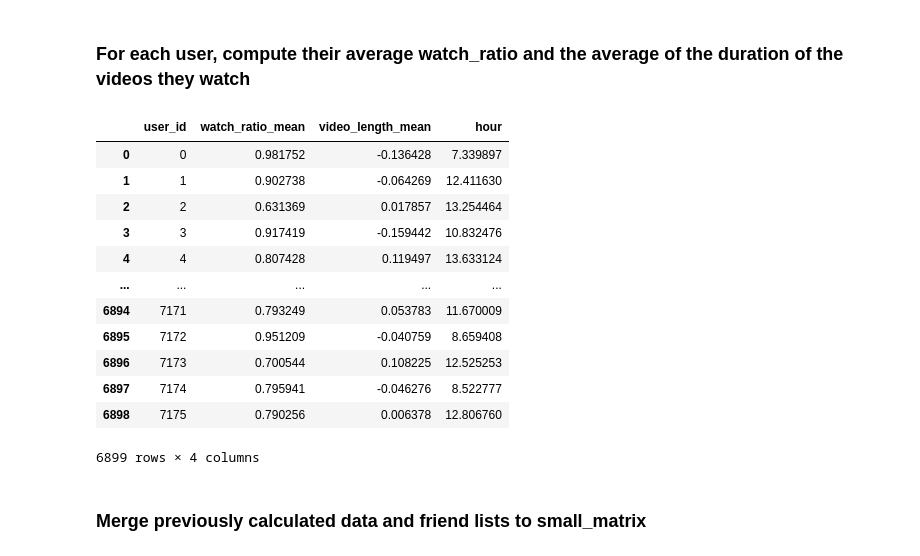
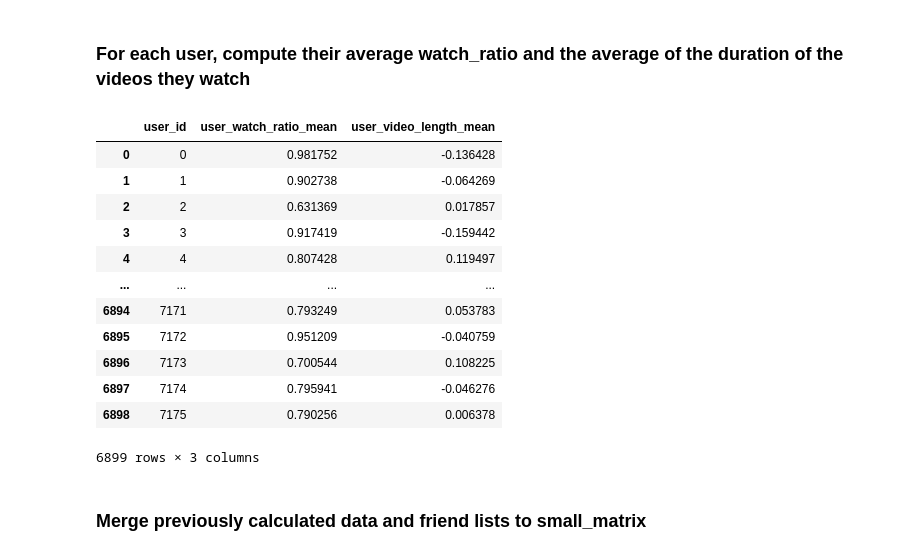
Before and after one commit to Noctilly/FinalProject_2025_LucasTilly, a Jupyter notebook: handle_big_matrix/3.1_feature_engineering.ipynb, the cells around one changed output. Drawn from its saved outputs; the diff is of its cells as text; code cells hidden in the pictures.

```diff
--- a/handle_big_matrix/3.1_feature_engineering.ipynb
+++ b/handle_big_matrix/3.1_feature_engineering.ipynb
@@ -32,24 +119,24 @@ social_network_cleaned = pd.read_parquet(CLEANED_DATA_PATH + "social_network_cle
 # %% [markdown]
 ### For each user, compute their average watch_ratio and the average of the duration of the videos they watch
 # %%
-data_avg_per_user = compute_averages(big_matrix_cleaned)
+data_avg_per_user = utils.compute_averages(big_matrix_cleaned)
 
 # Check Dataframe
 data_avg_per_user
 # %% [output]
-|  | user_id | watch_ratio_mean | video_length_mean | hour |
-| 0 | 0 | 0.981752 | -0.136428 | 7.339897 |
-| 1 | 1 | 0.902738 | -0.064269 | 12.411630 |
-| 2 | 2 | 0.631369 | 0.017857 | 13.254464 |
-| 3 | 3 | 0.917419 | -0.159442 | 10.832476 |
-| 4 | 4 | 0.807428 | 0.119497 | 13.633124 |
-| ... | ... | ... | ... | ... |
-| 6894 | 7171 | 0.793249 | 0.053783 | 11.670009 |
-| 6895 | 7172 | 0.951209 | -0.040759 | 8.659408 |
-| 6896 | 7173 | 0.700544 | 0.108225 | 12.525253 |
-| 6897 | 7174 | 0.795941 | -0.046276 | 8.522777 |
-| 6898 | 7175 | 0.790256 | 0.006378 | 12.806760 |
+|  | user_id | user_watch_ratio_mean | user_video_length_mean |
+| 0 | 0 | 0.981752 | -0.136428 |
+| 1 | 1 | 0.902738 | -0.064269 |
+| 2 | 2 | 0.631369 | 0.017857 |
+| 3 | 3 | 0.917419 | -0.159442 |
+| 4 | 4 | 0.807428 | 0.119497 |
+| ... | ... | ... | ... |
+| 6894 | 7171 | 0.793249 | 0.053783 |
+| 6895 | 7172 | 0.951209 | -0.040759 |
+| 6896 | 7173 | 0.700544 | 0.108225 |
+| 6897 | 7174 | 0.795941 | -0.046276 |
+| 6898 | 7175 | 0.790256 | 0.006378 |
-6899 rows × 4 columns
+6899 rows × 3 columns
 # %% [markdown]
 ### Merge previously calculated data and friend lists to small_matrix
 # %%
```
Also changed, not shown: parts of 17 cells of this notebook, 9 other files.
